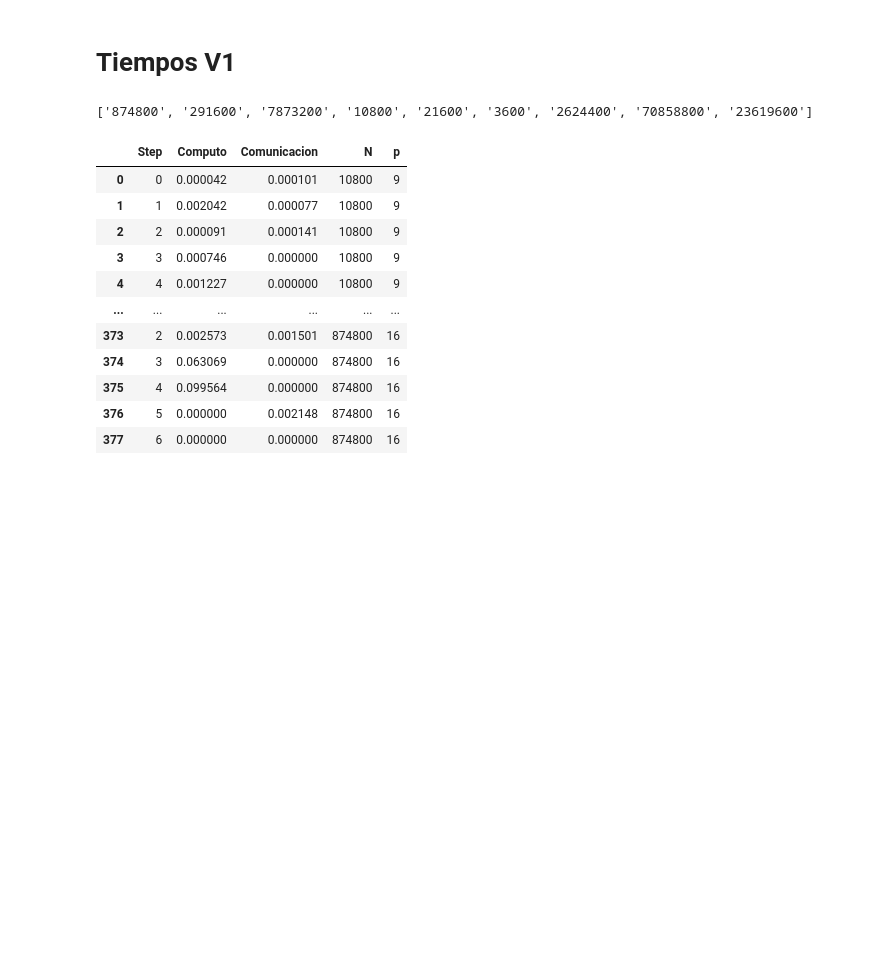
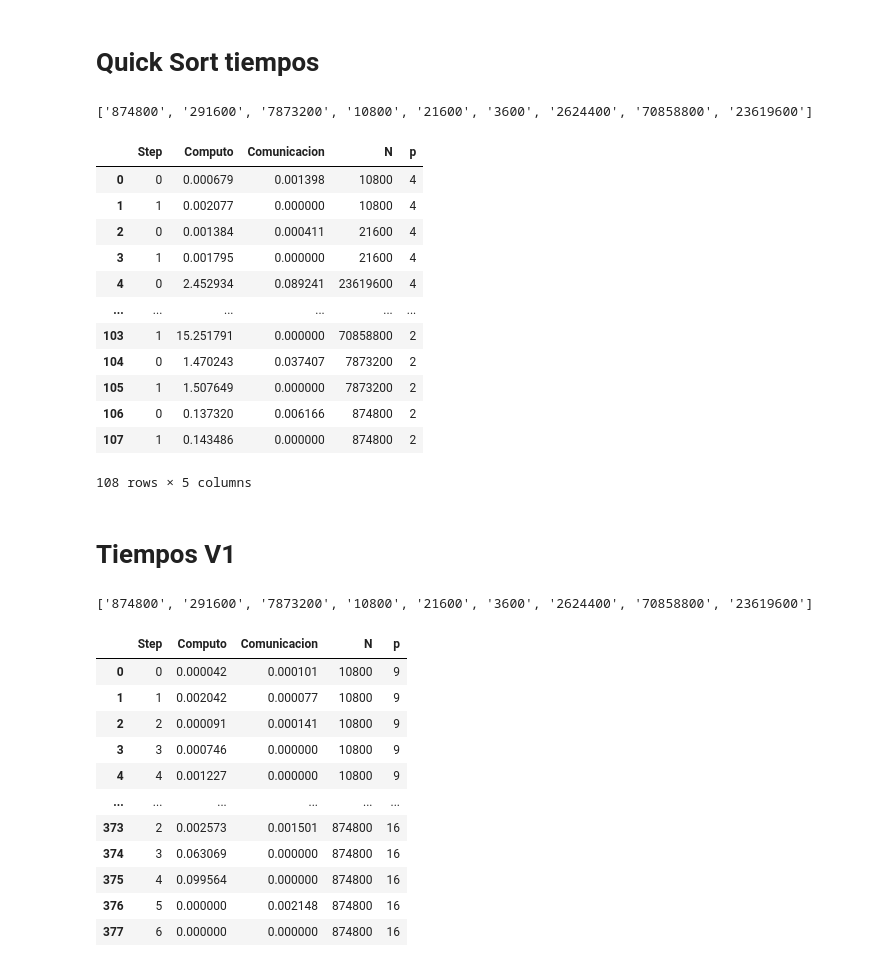
Before and after one commit to marcelino123455/ProyectoParalela, a Jupyter notebook: graficador.ipynb, the cells around one changed output. Cells and saved outputs as stored; diff of their text form; code cells hidden in the pictures; blank space fills up the shorter version.

Commit message:
graphs quick

```diff
--- a/graficador.ipynb
+++ b/graficador.ipynb
@@ -3,6 +3,45 @@ import os
 import pandas as pd
 import matplotlib.pyplot as plt
 import numpy as np
+# %% [markdown]
+# Quick Sort tiempos
+# %%
+
+TIEMPOS_DIR = "./tiempos/quickSort"
+
+procesos = os.listdir(TIEMPOS_DIR)
+
+DATA_DIR = "./data"
+
+N_s = os.listdir(DATA_DIR)
+print(N_s)
+
+all_data = []
+for p in procesos:
+    path_tiempos = os.path.join(TIEMPOS_DIR, p)
+    csv_path = os.path.join(path_tiempos, "tiempos.csv")
+    df = pd.read_csv(csv_path)
+    df['p'] = int(p)
+    all_data.append(df)
+
+
+df_all = pd.concat(all_data, ignore_index=True)
+display(df_all)
+# %% [output]
+['874800', '291600', '7873200', '10800', '21600', '3600', '2624400', '70858800', '23619600']
+|  | Step | Computo | Comunicacion | N | p |
+| 0 | 0 | 0.000679 | 0.001398 | 10800 | 4 |
+| 1 | 1 | 0.002077 | 0.000000 | 10800 | 4 |
+| 2 | 0 | 0.001384 | 0.000411 | 21600 | 4 |
+| 3 | 1 | 0.001795 | 0.000000 | 21600 | 4 |
+| 4 | 0 | 2.452934 | 0.089241 | 23619600 | 4 |
+| ... | ... | ... | ... | ... | ... |
+| 103 | 1 | 15.251791 | 0.000000 | 70858800 | 2 |
+| 104 | 0 | 1.470243 | 0.037407 | 7873200 | 2 |
+| 105 | 1 | 1.507649 | 0.000000 | 7873200 | 2 |
+| 106 | 0 | 0.137320 | 0.006166 | 874800 | 2 |
+| 107 | 1 | 0.143486 | 0.000000 | 874800 | 2 |
+108 rows × 5 columns
 # %% [markdown]
 # Tiempos V1
 # %%
```
